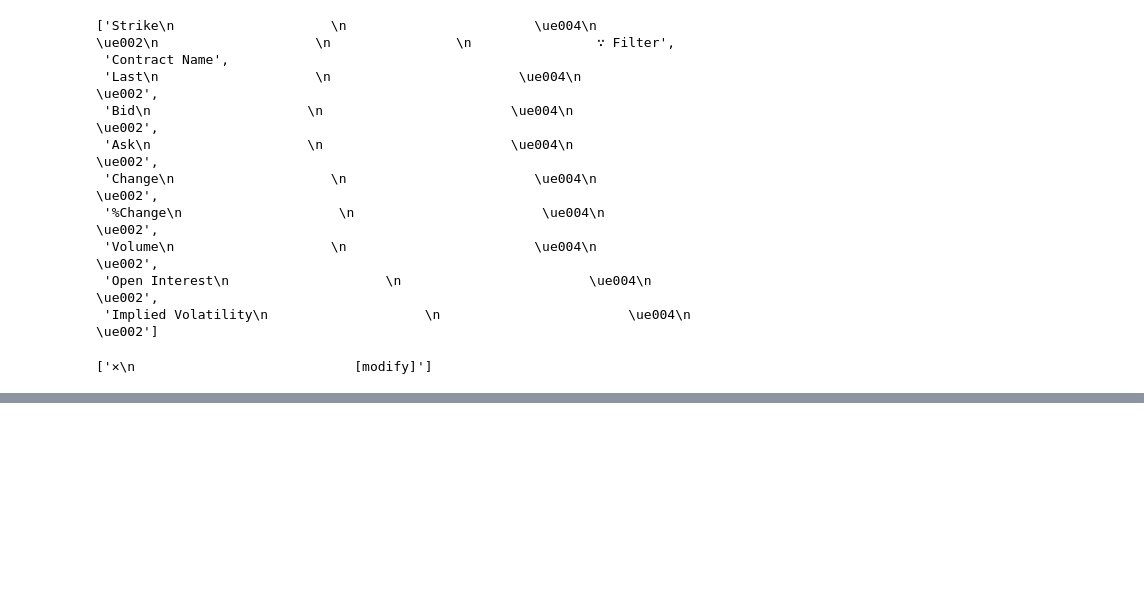
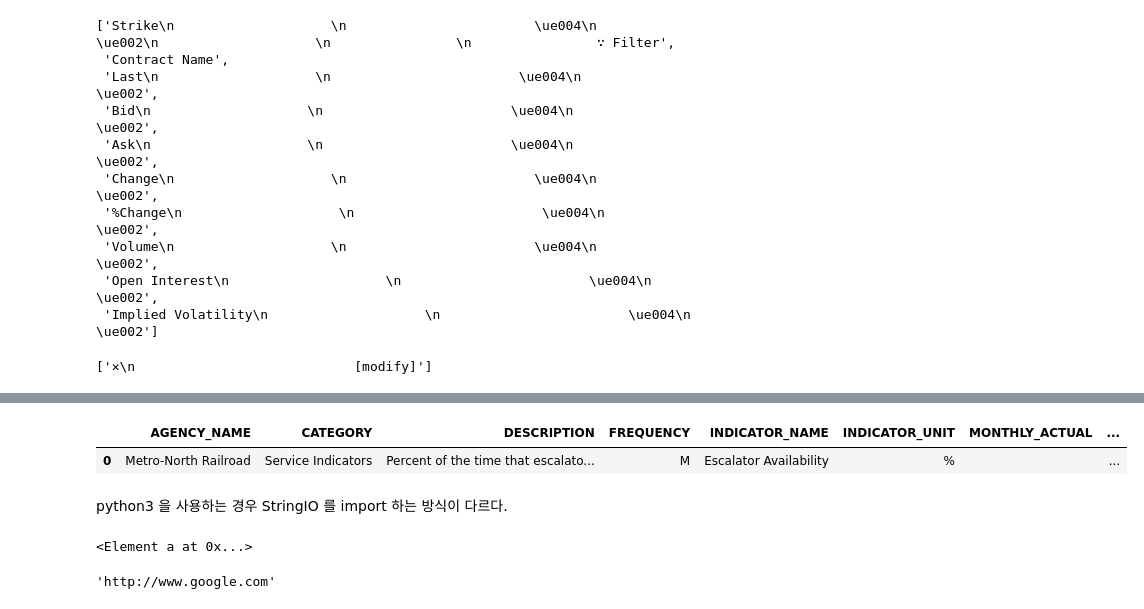
Before and after one commit to tomining/python, a Jupyter notebook: python_for_data_analysis/CH6_DATA_HANDLING.ipynb, the cells around one changed output, grey strips where cells are left out. Saved outputs shown, nothing was run; the diff lists cells and outputs as text; code cells hidden in the pictures; blank space fills up the shorter version.

```diff
--- a/python_for_data_analysis/CH6_DATA_HANDLING.ipynb
+++ b/python_for_data_analysis/CH6_DATA_HANDLING.ipynb
@@ -684,0 +712,16 @@ _unpack(rows[1], kind='td')
+# %%
+path = 'ch06/Performance_MNR.xml'
+parsed = objectify.parse(open(path))
+root = parsed.getroot()
+# %%
+data = []
+
+skip_fields = ['PARENT_SEQ', 'INDICATOR_SEQ', 'DESIRED_CHANGE', 'DECIMAL_PLACES']
+
+el_data = {}
+for child in root.getchildren():
+    if child.tag in skip_fields:
+        continue
+    el_data[child.tag] = child.pyval
+
+data.append(el_data)
@@ -684,0 +758,8 @@ _unpack(rows[1], kind='td')
+# %%
+perf = DataFrame(data)
+perf
+# %% [output]
+|  | AGENCY_NAME | CATEGORY | DESCRIPTION | FREQUENCY | INDICATOR_NAME | INDICATOR_UNIT | MONTHLY_ACTUAL | ... |
+| 0 | Metro-North Railroad | Service Indicators | Percent of the time that escalato... | M | Escalator Availability | % |  | ... |
+# %% [markdown]
+python3 을 사용하는 경우 StringIO 를 import 하는 방식이 다르다.
@@ -684,0 +772,8 @@ _unpack(rows[1], kind='td')
+# %%
+root
+# %% [output]
+<Element a at 0x...>
+# %%
+root.get('href')
+# %% [output]
+'http://www.google.com'
```
Also changed, not shown: parts of 65 cells of this notebook, 2 other files.
